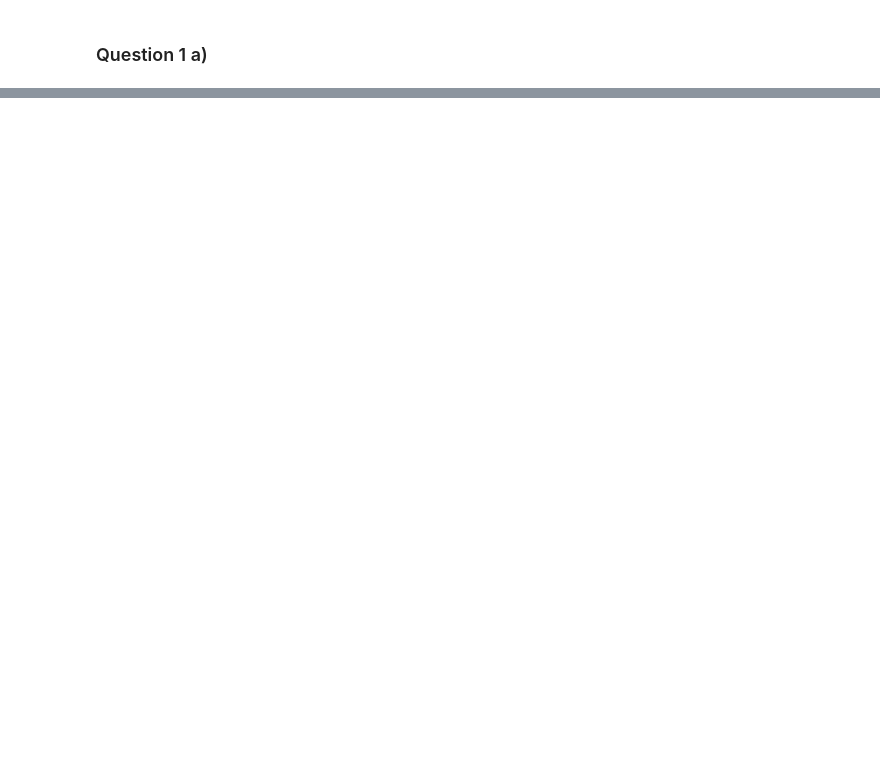
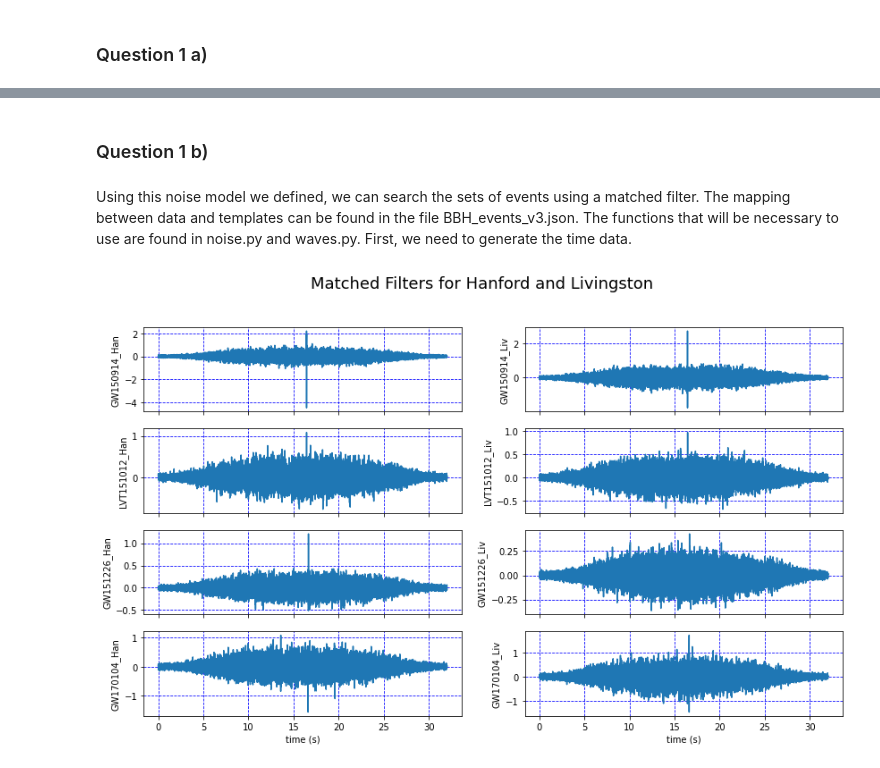
Before and after one commit to megancvitan/PHYS512-Computational-Physics, a Jupyter notebook: assignment_5/question_1.ipynb, the cells around one changed output, grey strips where cells are left out. Drawn from its saved outputs; the diff is of its cells as text; code cells hidden in the pictures; blank space fills up the shorter version.

```diff
--- a/assignment_5/question_1.ipynb
+++ b/assignment_5/question_1.ipynb
@@ -54,0 +62,22 @@ Reading files: H-H1_LOSC_4_V1-1167559920-32.hdf5 and L-L1_LOSC_4_V1-1167559920-3
+# %%
+#Define a window to account for boundaries
+#Define a cosine window like in lecture
+x = np.arange(len(strains_H[0]))
+x = x - 1.0*x.mean()
+window = 0.5*(1 + np.cos(x*np.pi/np.max(x)))
+
+#Plot the noise models for each event
+fig, ax = plt.subplots(4, 2, sharex = True, figsize = (12,10))
+fig.suptitle('Noise and Power Spectra for Hanford and Livingston as a function of frequency', size='18')
+
+for i in range(len(events)):
+    #From plot_noise() in waves.py
+    #Gaussian smoothing the power spectrum from noise.noise_model()
+    waves.plot_noise(events[i], strains_H[i], strains_L[i], t_H[i], t_L[i], window, i, fig, ax)
+    ax[i,0].grid(b=True, color='b', linestyle='--')
+    ax[i,1].grid(b=True, color='b', linestyle='--')
+
+#Save the figure and show below as well; H on the left and L on the right side column
+plt.savefig('noise_models.png')
+plt.show()
+plt.close()
@@ -54,0 +90,21 @@ Reading files: H-H1_LOSC_4_V1-1167559920-32.hdf5 and L-L1_LOSC_4_V1-1167559920-3
+# %% [markdown]
+### Question 1 b)
+# %% [markdown]
+Using this noise model we defined, we can search the sets of events using a matched filter. The mapping between data and templates can be found in the file BBH_events_v3.json. The functions that will be necessary to use are found in noise.py and waves.py. First, we need to generate the time data.
+# %%
+Time = np.linspace(0,len(strains_H[0])/4096,len(strains_H[0]))
+fig, ax = plt.subplots(4, 2, sharex = True, figsize = (14,8))
+fig.suptitle('Matched Filters for Hanford and Livingston', size='18')
+
+#Iterate over the events to compute the matched filters
+for i in range(len(events)):
+    #Need to use waves.py
+    waves.plot_mf(events[i], strains_H[i], strains_L[i], t_H[i], t_L[i], window, Time, i, fig, ax)
+    ax[i,0].grid(b=True, color='b', linestyle='--')
+    ax[i,1].grid(b=True, color='b', linestyle='--')
+
+plt.savefig('matched_filters_plot.png')
+plt.show()
+plt.close()
+# %% [output]
+[figure, added]
```
Also changed, not shown: parts of 19 cells of this notebook, 7 other files.
